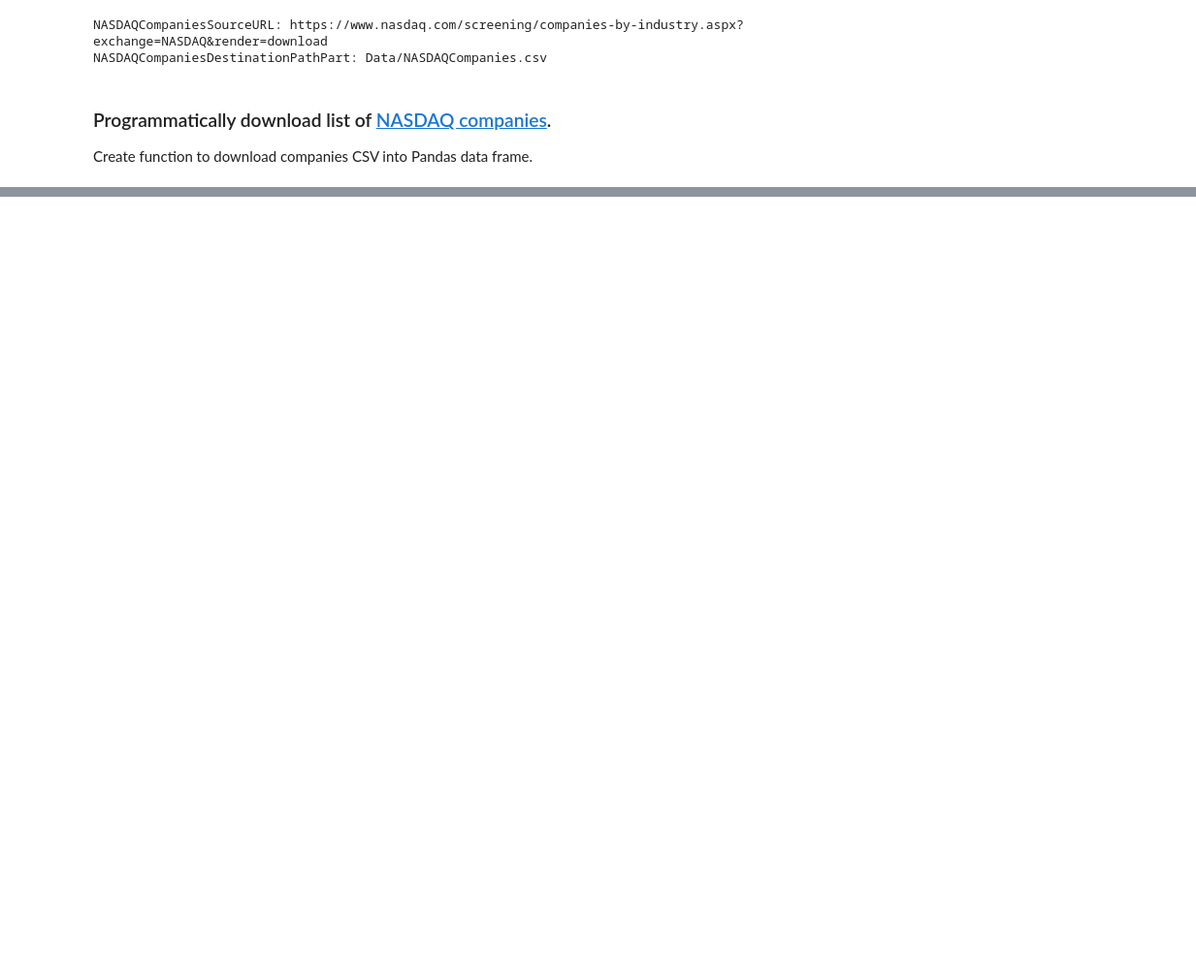
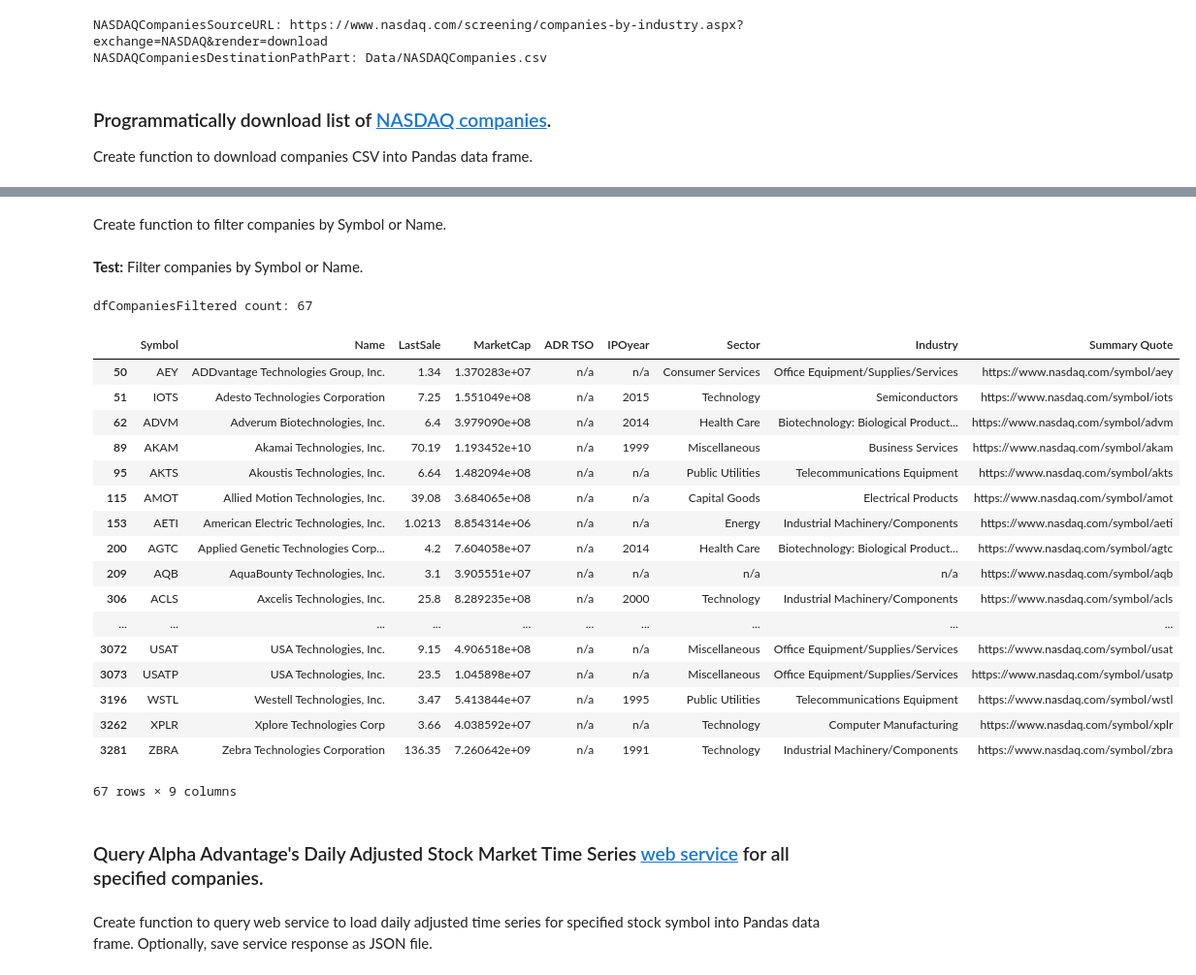
Before and after one commit to k0L1081/Pipeline-Demos, a Jupyter notebook: Daily Stock Market Data Analytics/Daily Stock Market Data Analytics.ipynb, the cells around one changed output, grey strips where cells are left out. Shown: that part at 97% size. Drawn from its saved outputs; the diff is of its cells as text; code cells hidden in the pictures; blank space fills up the shorter version.

```diff
--- a/Daily Stock Market Data Analytics/Daily Stock Market Data Analytics.ipynb
+++ b/Daily Stock Market Data Analytics/Daily Stock Market Data Analytics.ipynb
@@ -102,0 +102,44 @@ dfCompanies count: 168
+# %% [markdown]
+Create function to filter companies by Symbol or Name.
+# %%
+def getCompaniesByKeyword(dfCompanies, companyKeyword):
+    companyKeyword = companyKeyword.lower()
+    # Filter dfCompanies by Symbol or Name based on search argument.
+    # Use vectorized string methods: lower() and contains()
+    dfCompanies = dfCompanies[dfCompanies.Symbol.str.lower().str.contains(companyKeyword)
+                              | dfCompanies.Name.str.lower().str.contains(companyKeyword)]
+
+    return(dfCompanies)
+# %% [markdown]
+**Test:** Filter companies by Symbol or Name.
+# %%
+# Filter by 'technologies'.
+dfCompaniesFiltered = getCompaniesByKeyword(dfCompanies, 'technologies')
+
+print('dfCompaniesFiltered count:', len(dfCompaniesFiltered))
+
+dfCompaniesFiltered
+# %% [output]
+dfCompaniesFiltered count: 67
+|  | Symbol | Name | LastSale | MarketCap | ADR TSO | IPOyear | Sector | Industry | Summary Quote |
+| 50 | AEY | ADDvantage Technologies Group, Inc. | 1.34 | 1.370283e+07 | n/a | n/a | Consumer Services | Office Equipment/Supplies/Services | https://www.nasdaq.com/symbol/aey |
+| 51 | IOTS | Adesto Technologies Corporation | 7.25 | 1.551049e+08 | n/a | 2015 | Technology | Semiconductors | https://www.nasdaq.com/symbol/iots |
+| 62 | ADVM | Adverum Biotechnologies, Inc. | 6.4 | 3.979090e+08 | n/a | 2014 | Health Care | Biotechnology: Biological Product... | https://www.nasdaq.com/symbol/advm |
+| 89 | AKAM | Akamai Technologies, Inc. | 70.19 | 1.193452e+10 | n/a | 1999 | Miscellaneous | Business Services | https://www.nasdaq.com/symbol/akam |
+| 95 | AKTS | Akoustis Technologies, Inc. | 6.64 | 1.482094e+08 | n/a | n/a | Public Utilities | Telecommunications Equipment | https://www.nasdaq.com/symbol/akts |
+| 115 | AMOT | Allied Motion Technologies, Inc. | 39.08 | 3.684065e+08 | n/a | n/a | Capital Goods | Electrical Products | https://www.nasdaq.com/symbol/amot |
+| 153 | AETI | American Electric Technologies, Inc. | 1.0213 | 8.854314e+06 | n/a | n/a | Energy | Industrial Machinery/Components | https://www.nasdaq.com/symbol/aeti |
+| 200 | AGTC | Applied Genetic Technologies Corp... | 4.2 | 7.604058e+07 | n/a | 2014 | Health Care | Biotechnology: Biological Product... | https://www.nasdaq.com/symbol/agtc |
+| 209 | AQB | AquaBounty Technologies, Inc. | 3.1 | 3.905551e+07 | n/a | n/a | n/a | n/a | https://www.nasdaq.com/symbol/aqb |
+| 306 | ACLS | Axcelis Technologies, Inc. | 25.8 | 8.289235e+08 | n/a | 2000 | Technology | Industrial Machinery/Components | https://www.nasdaq.com/symbol/acls |
+| ... | ... | ... | ... | ... | ... | ... | ... | ... | ... |
+| 3072 | USAT | USA Technologies, Inc. | 9.15 | 4.906518e+08 | n/a | n/a | Miscellaneous | Office Equipment/Supplies/Services | https://www.nasdaq.com/symbol/usat |
+| 3073 | USATP | USA Technologies, Inc. | 23.5 | 1.045898e+07 | n/a | n/a | Miscellaneous | Office Equipment/Supplies/Services | https://www.nasdaq.com/symbol/usatp |
+| 3196 | WSTL | Westell Technologies, Inc. | 3.47 | 5.413844e+07 | n/a | 1995 | Public Utilities | Telecommunications Equipment | https://www.nasdaq.com/symbol/wstl |
+| 3262 | XPLR | Xplore Technologies Corp | 3.66 | 4.038592e+07 | n/a | n/a | Technology | Computer Manufacturing | https://www.nasdaq.com/symbol/xplr |
+| 3281 | ZBRA | Zebra Technologies Corporation | 136.35 | 7.260642e+09 | n/a | 1991 | Technology | Industrial Machinery/Components | https://www.nasdaq.com/symbol/zbra |
+67 rows × 9 columns
+# %% [markdown]
+### Query Alpha Advantage's Daily Adjusted Stock Market Time Series <a href="https://www.alphavantage.co/documentation/#dailyadj" target="blank">web service</a> for all specified companies.
+# %% [markdown]
+Create function to query web service to load daily adjusted time series for specified stock symbol into Pandas data frame. Optionally, save service response as JSON file.
```
Also changed, not shown: parts of 10 cells of this notebook.
